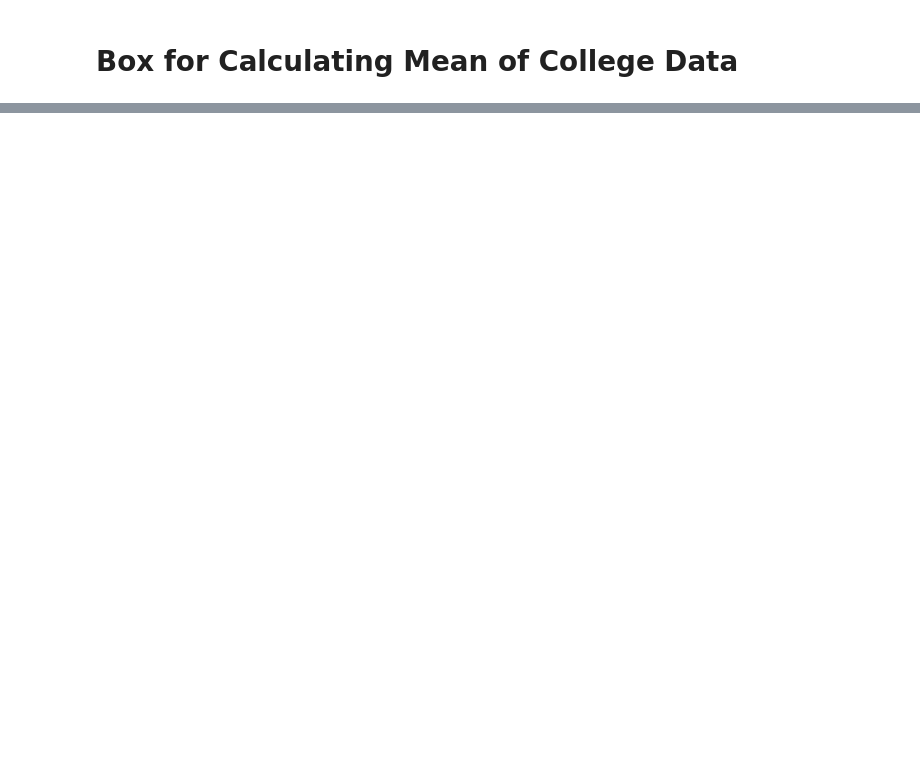
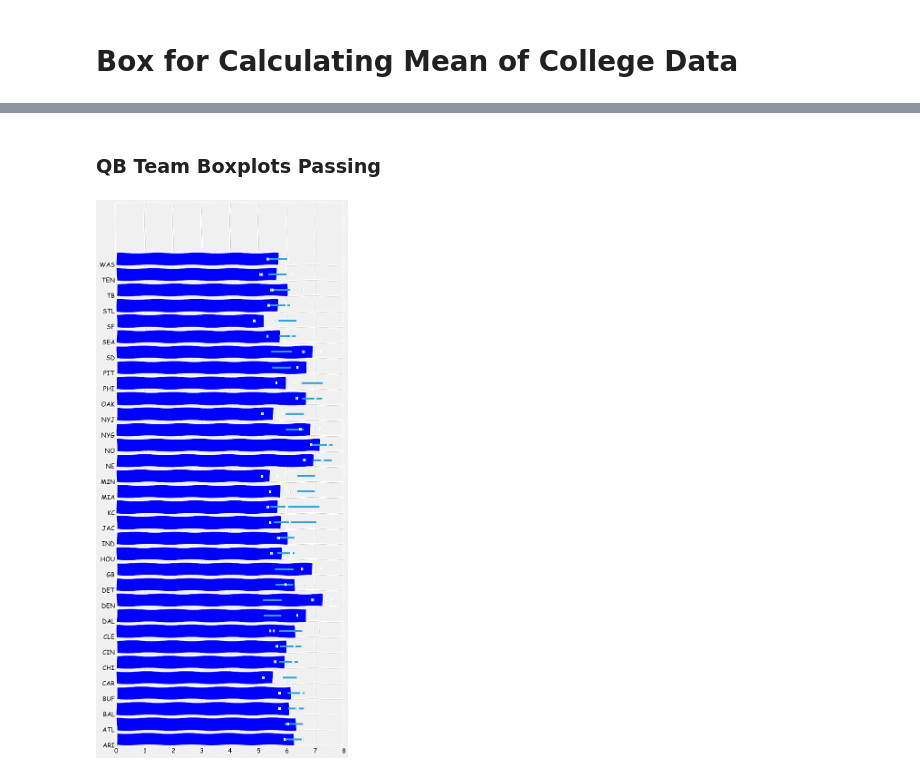
Before and after one commit to batorobe/Data-Analysis-Repo, a Jupyter notebook: NFL DB.ipynb, the cells around one changed output, grey strips where cells are left out. Saved outputs shown, nothing was run; the diff lists cells and outputs as text; code cells hidden in the pictures; blank space fills up the shorter version.

```diff
--- a/NFL DB.ipynb
+++ b/NFL DB.ipynb
@@ -73,0 +151,29 @@ with open("team_pass_mean_data.csv", "wb") as out_file:
+# %% [markdown]
+### QB Team Boxplots Passing
+# %%
+%matplotlib inline
+
+from glob import glob
+from pandas import read_csv
+import pandas as pb
+from datetime import datetime
+from collections import defaultdict
+from pandas import DataFrame
+import matplotlib.pyplot as plt
+import numpy as np
+plt.style.use('fivethirtyeight')
+xerr = []
+ci_data = pb.read_csv("team_ci_passing_data.csv",header=0)
+ci_data["BS_PlotMin"] = abs(ci_data.BS_Min - ci_data.Mean)
+ci_data["BS_PlotMax"] = abs(ci_data.BS_Max - ci_data.Mean)
+
+for i,group in ci_data.groupby("Team"):
+    xerr.append((group.BS_PlotMin.max(),group.BS_PlotMax.max()))
+
+plt.figure(figsize=(8,20))
+
+plt.barh(range(len(ci_data)),ci_data.Mean,xerr=xerr)
+plt.yticks(np.arange(len(ci_data)),ci_data.Team.values)
+plt.savefig("team-passing-box.png",bbox_inches="tight")
+# %% [output]
+[figure, added]
```
Also changed, not shown: parts of 17 cells of this notebook.
